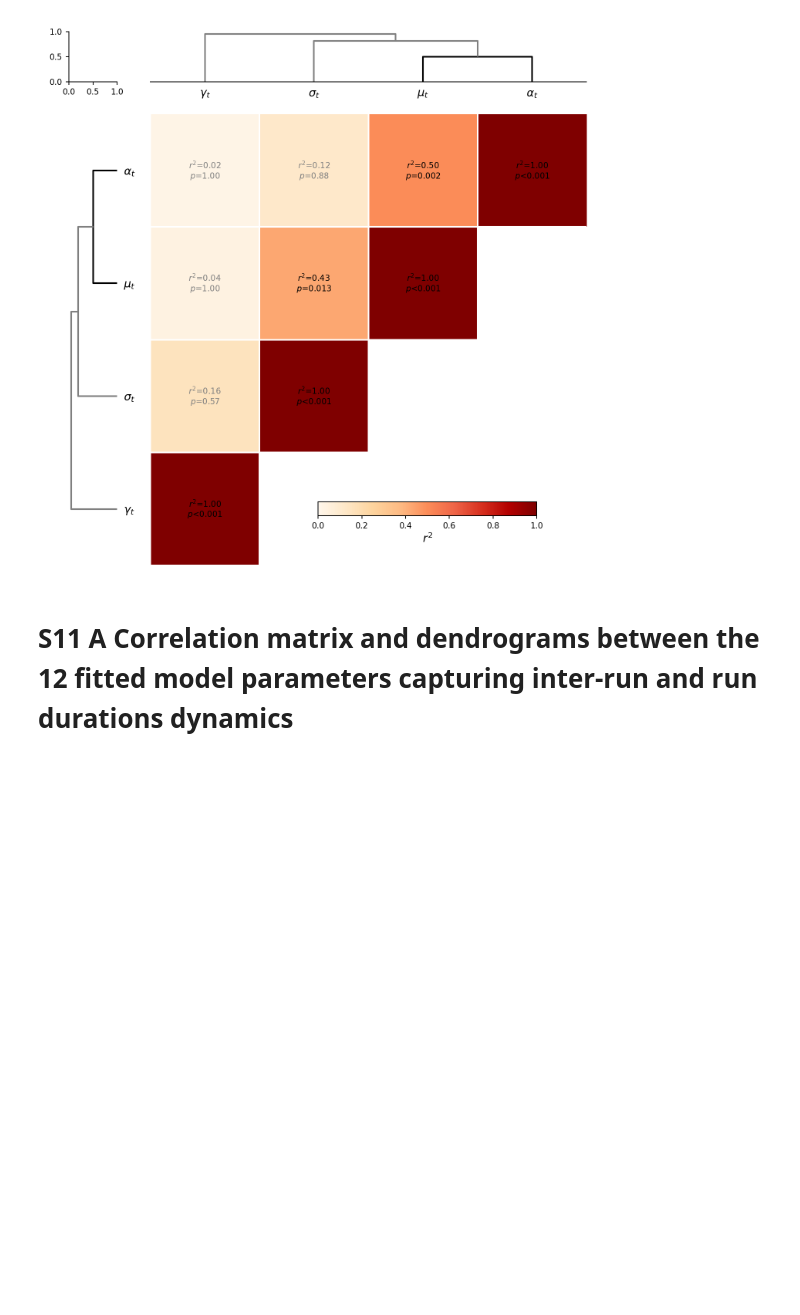
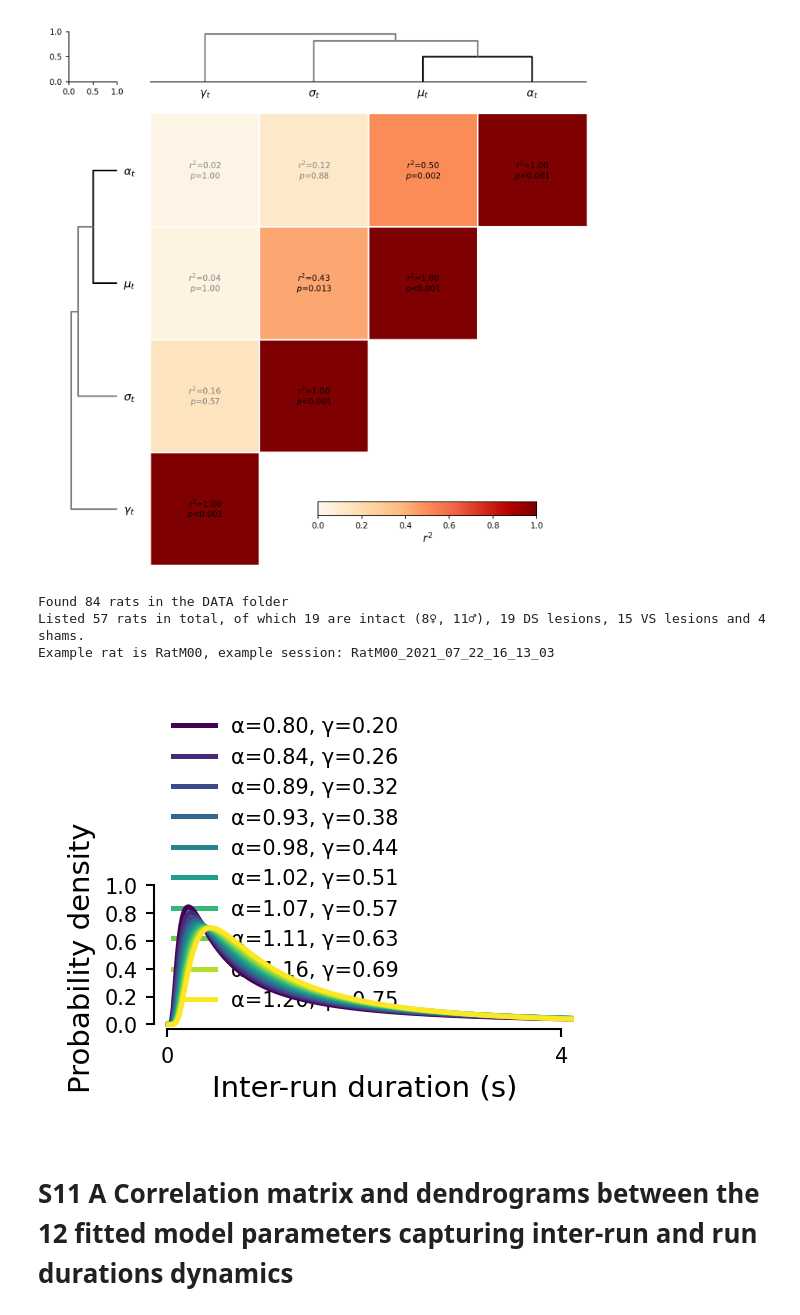
Before and after one commit to HeathenToaster/RunningFastAndSlow, a Jupyter notebook: Figure_S11 120.ipynb, the cells around one changed output. Saved outputs shown, nothing was run; the diff lists cells and outputs as text; code cells hidden in the pictures; blank space fills up the shorter version.

```diff
--- a/Figure_S11 120.ipynb
+++ b/Figure_S11 120.ipynb
@@ -448,6 +448,54 @@ plt.colorbar(im, cax=axcolor, orientation='horizontal', label='$r^2$')
 6.0 tests, Corrected alpha = 0.0083
 <matplotlib.colorbar.Colorbar at 0x...>
 [figure]
+# %%
+from sessionlists import (dist60, dist90, dist120, TM20, TM10, TM2, TMrev2, TMrev10, TMrev20)
+
+root, rat_lists, rat_markers, (example_rat, example_session), GENERAL_PLOT_PARAMS = initialize_notebook()
+intact_rats, *_ = rat_lists
+
+sequence = {}
+for index, animal in enumerate(intact_rats):
+    for session in sorted(matchsession(animal, dist60+dist90+dist120 + TM20+TM10+TM2+TMrev2+TMrev10+TMrev20)):
+        sequence[animal, session] = get_from_pickle(root, animal, session, name="sequence.p")
+# %% [output]
+Found 84 rats in the DATA folder
+Listed 57 rats in total, of which 19 are intact (8♀, 11♂), 19 DS lesions, 15 VS lesions and 4 shams.
+Example rat is RatM00, example session: RatM00_2021_07_22_16_13_03
+# %%
+def Figure2_ABC_Left(ax=None, timebin=0, historybin=0, animal=example_rat,
+                     alphacolor=plt.get_cmap('cool_r')(0.1), gammacolor=plt.get_cmap('autumn')(0.1)):
+    if ax is None:
+        fig, ax = plt.subplots(1, 1, figsize=(2, 2))
+
+
+    alphas = np.linspace(-0.2, .2, 10)
+    gammas = np.linspace(-0.5, .05, 10)
+    x = np.linspace(0.01, 16, 1000)
+    p = (1, 0, 1)
+    colors = plt.cm.viridis(np.linspace(0, 1, len(alphas)))
+    for alpha, gamma, color in zip(alphas, gammas, colors):
+        p = (1+alpha, 0, 0.7+gamma)
+        y = Wald_pdf(x, *p)
+        ax.plot(x, y, zorder=10, lw=1.2, c=color, label=f"α={p[0]:.2f}, γ={p[2]:.2f}")
+
+    ax.set_xlim(0, 4)
+    ax.set_xticks([0, 4])
+    ax.set_ylim(0, 1)
+    ax.set_yticks([0, .2, .4, .6, .8, 1])
+    ax.set_xlabel('Inter-run duration (s)')
+    ax.set_ylabel('Probability density')
+
+    space_axes(ax)
+    ax.legend()
+
+
+fig, ax = plt.subplots(1, 1, figsize=(cm2inch(4.5), cm2inch(3)),)
+Figure2_ABC_Left(ax, timebin=0, historybin=0)
+# Figure2_ABC_Left(axs[1], timebin=5, historybin=0)
+# Figure2_ABC_Left(axs[2], timebin=0, historybin=3)
+# %% [output]
+[figure, added]
 # %% [markdown]
 # S11 A Correlation matrix and dendrograms between the 12 fitted model parameters capturing inter-run and run durations dynamics
 # %%
```
Also changed, not shown: parts of 2 cells of this notebook, 2 other files.
